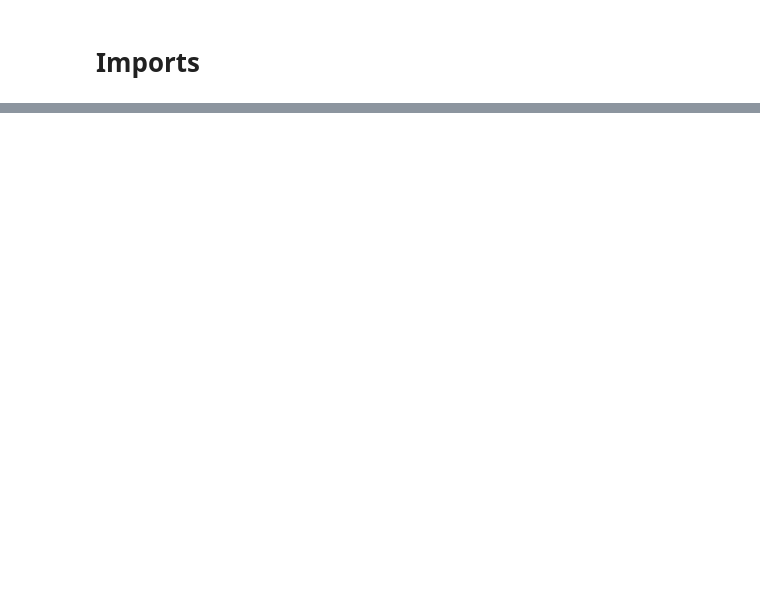
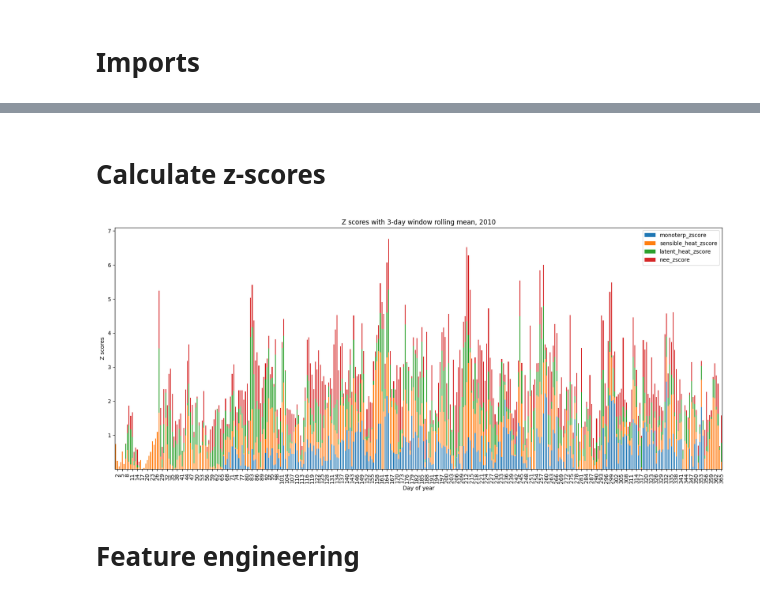
Before and after one commit to ramipiik/Data-Science-Project, a Jupyter notebook: ml.ipynb, the cells around one changed output, grey strips where cells are left out. Saved outputs shown, nothing was run; the diff lists cells and outputs as text; code cells hidden in the pictures; blank space fills up the shorter version.

```diff
--- a/ml.ipynb
+++ b/ml.ipynb
@@ -34,0 +203,6 @@ from sklearn.ensemble import RandomForestRegressor # https://scikit-learn.org/st
+# %%
+# Add a column for the day of year
+ddf['day'] = ddf['Datetime'].dt.dayofyear
+
+# Add a column for the year
+ddf['year'] = ddf['Datetime'].dt.year
@@ -34,0 +243,25 @@ from sklearn.ensemble import RandomForestRegressor # https://scikit-learn.org/st
+# %%
+# Pivot the DataFrame so that rows are days and columns are years
+df_mono = ddf.pivot(index='day', columns='year', values='monoterp_rm')
+df_sensible = ddf.pivot(index='day', columns='year', values='sensible_heat_rm')
+df_latent = ddf.pivot(index='day', columns='year', values='latent_heat_rm')
+df_nee = ddf.pivot(index='day', columns='year', values='nee_rm')
+df_PAR = ddf.pivot(index='day', columns='year', values='PAR_rm')
+df_precip = ddf.pivot(index='day', columns='year', values='precip_rm')
+df_t672 = ddf.pivot(index='day', columns='year', values='t672_rm')
+df_wpsoil_A = ddf.pivot(index='day', columns='year', values='wpsoil_A_rm')
+df_wsoil_B1_p50 = ddf.pivot(index='day', columns='year', values='wsoil_B1_p50_rm')
+
+# Drop column year from ddf
+ddf.drop(columns=['year'], inplace=True)
+# %%
+# Create daily 0.1 and 0.9 quantiles for each variable
+mono_quant = pd.DataFrame(index=[0.1, 0.9], columns=range(1, len(df_mono.index) + 1))
+sensible_quant = pd.DataFrame(index=[0.1, 0.9], columns=range(1, len(df_sensible.index) + 1))
+latent_quant = pd.DataFrame(index=[0.1, 0.9], columns=range(1, len(df_latent.index) + 1))
+nee_quant = pd.DataFrame(index=[0.1, 0.9], columns=range(1, len(df_nee.index) + 1))
+PAR_quant = pd.DataFrame(index=[0.1, 0.9], columns=range(1, len(df_PAR.index) + 1))
+precip_quant = pd.DataFrame(index=[0.1, 0.9], columns=range(1, len(df_precip.index) + 1))
+t672_quant = pd.DataFrame(index=[0.1, 0.9], columns=range(1, len(df_t672.index) + 1))
+wpsoil_A_quant = pd.DataFrame(index=[0.1, 0.9], columns=range(1, len(df_wpsoil_A.index) + 1))
+wsoil_B1_p50_quant = pd.DataFrame(index=[0.1, 0.9], columns=range(1, len(df_wsoil_B1_p50.index) + 1))
@@ -34,0 +365,2 @@ from sklearn.ensemble import RandomForestRegressor # https://scikit-learn.org/st
+# %% [markdown]
+# Calculate z-scores
@@ -34,0 +424,16 @@ from sklearn.ensemble import RandomForestRegressor # https://scikit-learn.org/st
+# %%
+# Plot year 2011 as an example
+z_scores_2011.iloc[:,:4].abs().plot(kind='bar', stacked=True, figsize=(20, 8))
+
+ticks = list(range(1, len(z_scores_2011.index)+1, 3))
+
+plt.xticks(ticks, labels=np.array(z_scores_2011.index + 1)[np.array(ticks)-1])
+plt.title(f'Z scores with {WINDOW_SIZE}-day window rolling {WINDOW_AGG_METHOD}, 2010')
+plt.xlabel('Day of year')
+plt.ylabel('Z scores')
+
+plt.show()
+# %% [output]
+[figure, added]
+# %% [markdown]
+# Feature engineering
```
Also changed, not shown: parts of 30 cells of this notebook.
